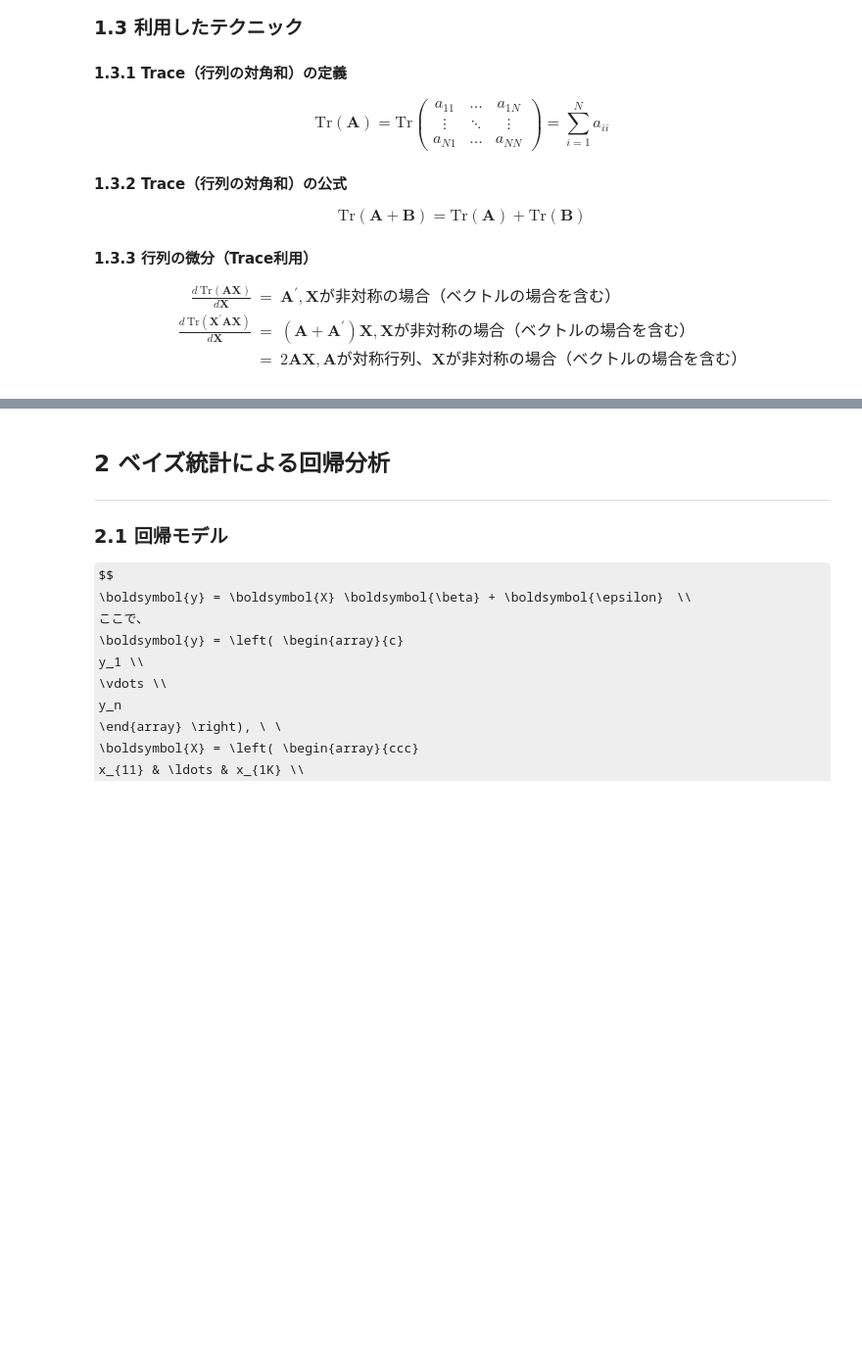
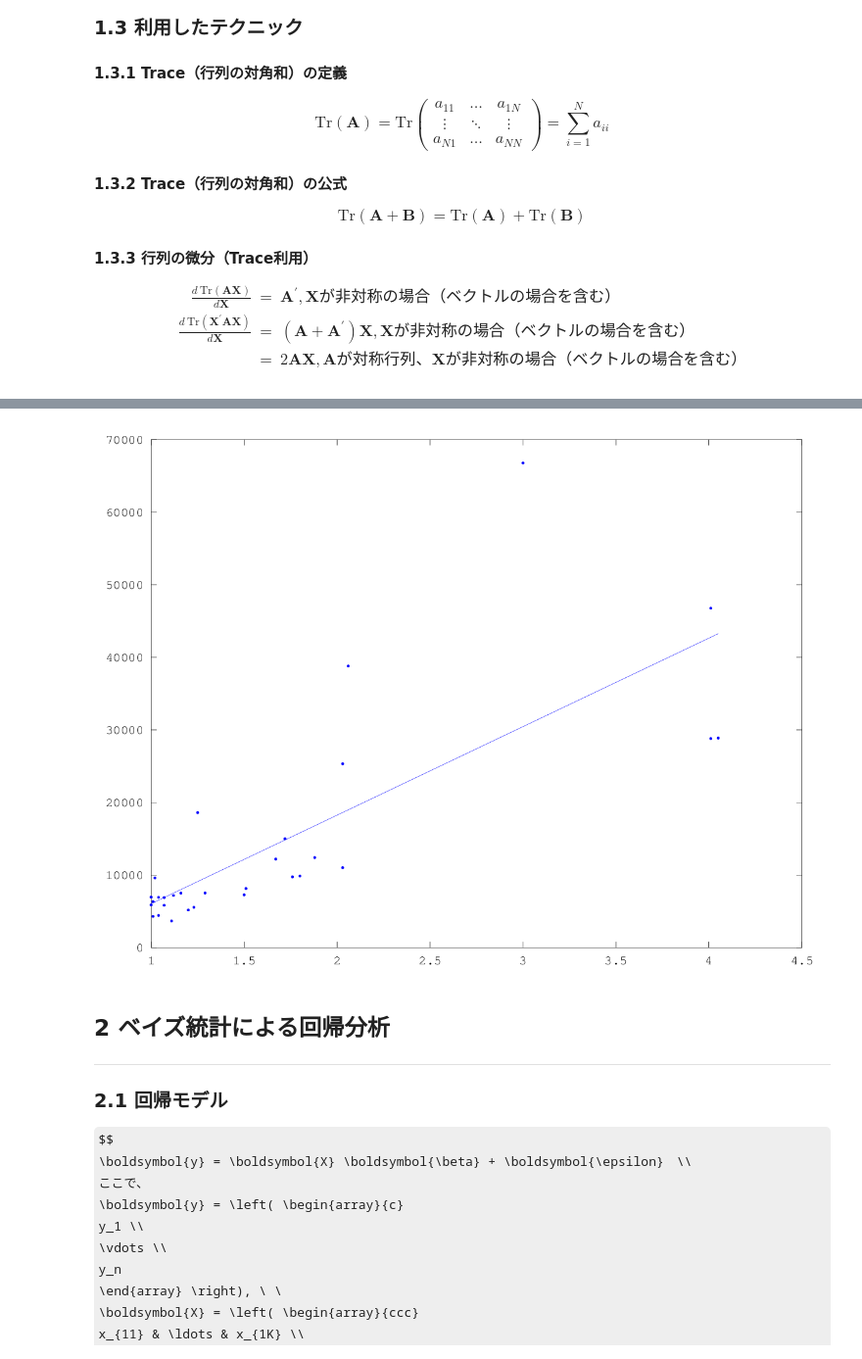
Before and after one commit to HidenobuTokuda/BayesUchi, a Jupyter notebook: regression.ipynb, the cells around one changed output, grey strips where cells are left out. Shown at 98% size. Saved outputs shown, nothing was run; the diff lists cells and outputs as text; code cells hidden in the pictures; some formulas as TeX source; blank space fills up the shorter version.

```diff
--- a/regression.ipynb
+++ b/regression.ipynb
@@ -72,0 +113,3 @@ $$
+# %%
+yy = X*b_hat;
+[y,yy]
@@ -73,3 +134,9 @@ $$
+# %%
+plot(X(:,2),yy)
+hold on
+plot(X(:,2),y,".")
+# %% [output]
+[figure, added]
 # %% [markdown]
 ## 2 ベイズ統計による回帰分析
 ---
```
Also changed, not shown: parts of 26 cells of this notebook.
